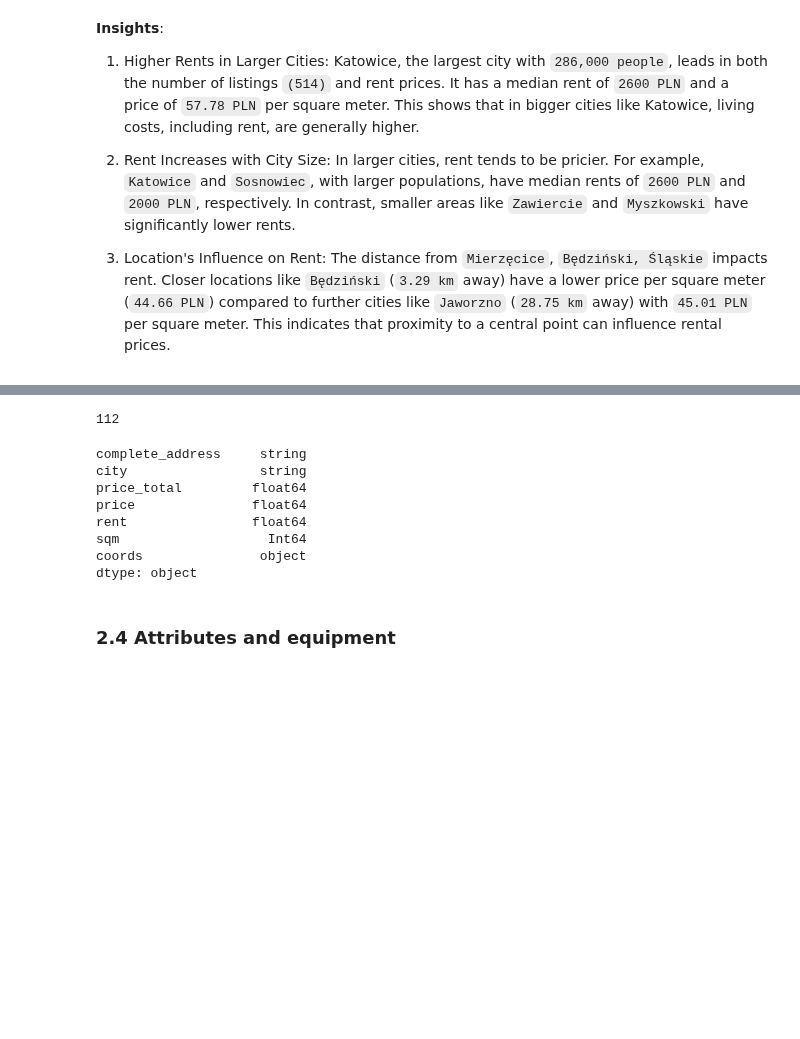
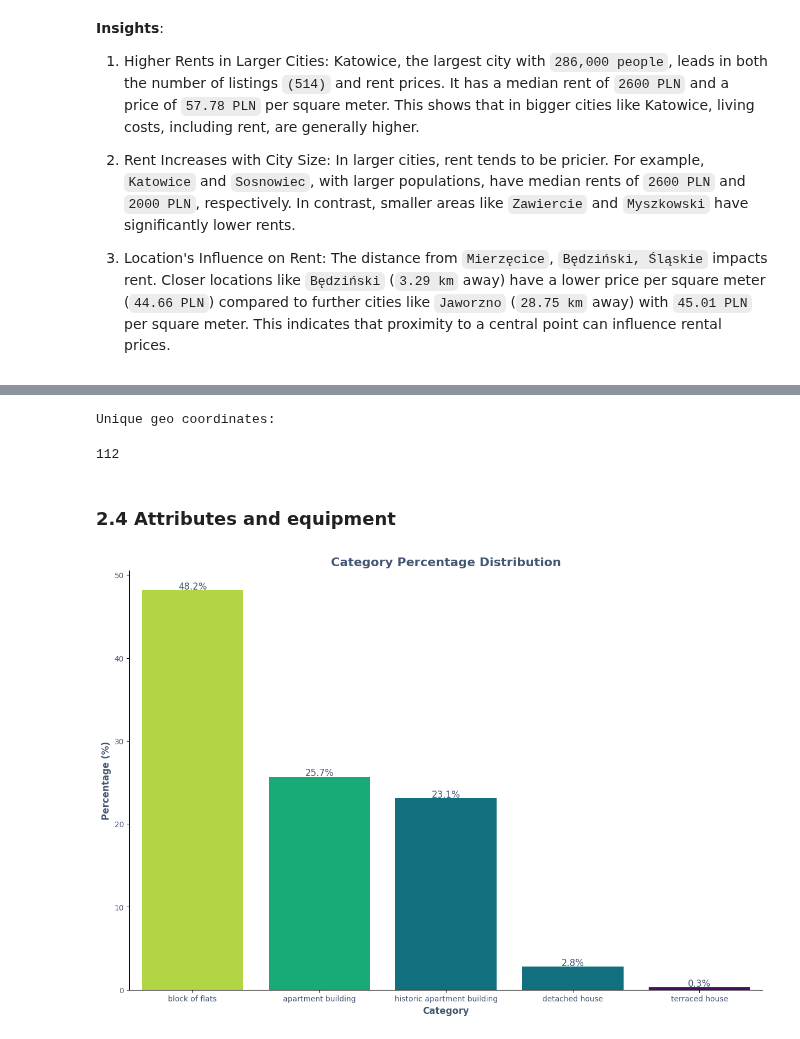
Before and after one commit to Luk-kar/Home-Market-Harvester, a Jupyter notebook: notebooks/003_EDA.ipynb, the cells around one changed output, grey strips where cells are left out. Cells and saved outputs as stored; diff of their text form; code cells hidden in the pictures; blank space fills up the shorter version.

```diff
--- a/notebooks/003_EDA.ipynb
+++ b/notebooks/003_EDA.ipynb
@@ -404,6 +406,7 @@ Int64Dtype()
 # %%
 aesthetics_plots = {
 	'title_size': 16,
+    'y_and_x_label_size': 12,
 	'fontweight': 'bold',
 	'label_color': "#435672",
     "palette": "viridis",
@@ -1035,15 +1038,6 @@ map_df = add_geo_data_to_offers(combined_df)
 # %%
+print("Unique geo coordinates:")
 len(map_df['coords'].unique())
 # %% [output]
-112
+Unique geo coordinates:
+112
-# %%
-map_df.dtypes
-# %% [output]
-complete_address     string
-city                 string
-price_total         float64
-price               float64
-rent                float64
-sqm                   Int64
-coords               object
-dtype: object
@@ -1051,3 +1144,56 @@ dtype: object
 ### 2.4 Attributes and equipment
 # %%
 # TODO - percentage of equipment in cities
+# %%
+def show_categorical_data_percentage_distribution(data: pd.Series, title: str):
+    # Check if data is a Series and of string type
+    if not isinstance(data, pd.Series) or data.dtype != 'string[python]':
+        raise TypeError("Data must be a pandas Series with string type.")
+
+    # Calculate the percentage of each category
+    category_percentage = data.value_counts(normalize=True) * 100
+
+    # Create a bar plot
+    fig, ax = plt.subplots(figsize=aesthetics_plots["figsize"]["multiplot"])
+    my_palette = ['#bfed2d'] + ['#00c37f'] + ["#007e90"] + ['#51006f']*2
+
+    unique_categories = data.unique()
+    length = len(unique_categories)
+    if (length - 5) <= 0:
+        adjusted_length = 1
+    else:
+        adjusted_length = length - 5
+    my_palette = ['#bfed2d'] + ['#00c37f'] + ["#007e90"]*2 + ['#51006f']*adjusted_length
+
+    # Make the index more readable
+    more_readable_index = []
+    for _index in category_percentage.index:
+        more_readable_index.append(_index.replace('_', ' '))
+    category_percentage.index = more_readable_index
+
+    sns.barplot(x=category_percentage.index, y=category_percentage.values, ax=ax, palette=my_palette)
+
+    # Add labels to the plot
+    plt.title(title, color=aesthetics_plots['label_color'], fontsize=aesthetics_plots['title_size'], weight=aesthetics_plots['fontweight'])
+    plt.xlabel('Category', color=aesthetics_plots['label_color'], fontsize=aesthetics_plots['y_and_x_label_size'], weight=aesthetics_plots['fontweight'])
+    plt.ylabel('Percentage (%)', color=aesthetics_plots['label_color'], fontsize=aesthetics_plots['y_and_x_label_size'], weight=aesthetics_plots['fontweight'])
+
+    plt.xticks(color=aesthetics_plots['label_color'])
+    plt.yticks(color=aesthetics_plots['label_color'])
+
+    sns.despine(right=True, top=True)
+
+
+    # Add percentage labels on the bars
+    for p in ax.patches:
+        ax.annotate(f"{p.get_height():.1f}%", (p.get_x() + p.get_width() / 2., p.get_height()),
+                    ha='center', va='center', fontsize=12, color=aesthetics_plots['label_color'], xytext=(0, 5),
+                    textcoords='offset points')
+
+    # Display the plot
+    plt.show()
+
+
+show_categorical_data_percentage_distribution(combined_df[('type_and_year', 'building_type')], "Category Percentage Distribution")
+# %% [output]
+[figure, added]
```
Also changed, not shown: parts of 19 cells of this notebook, 3 other files.
